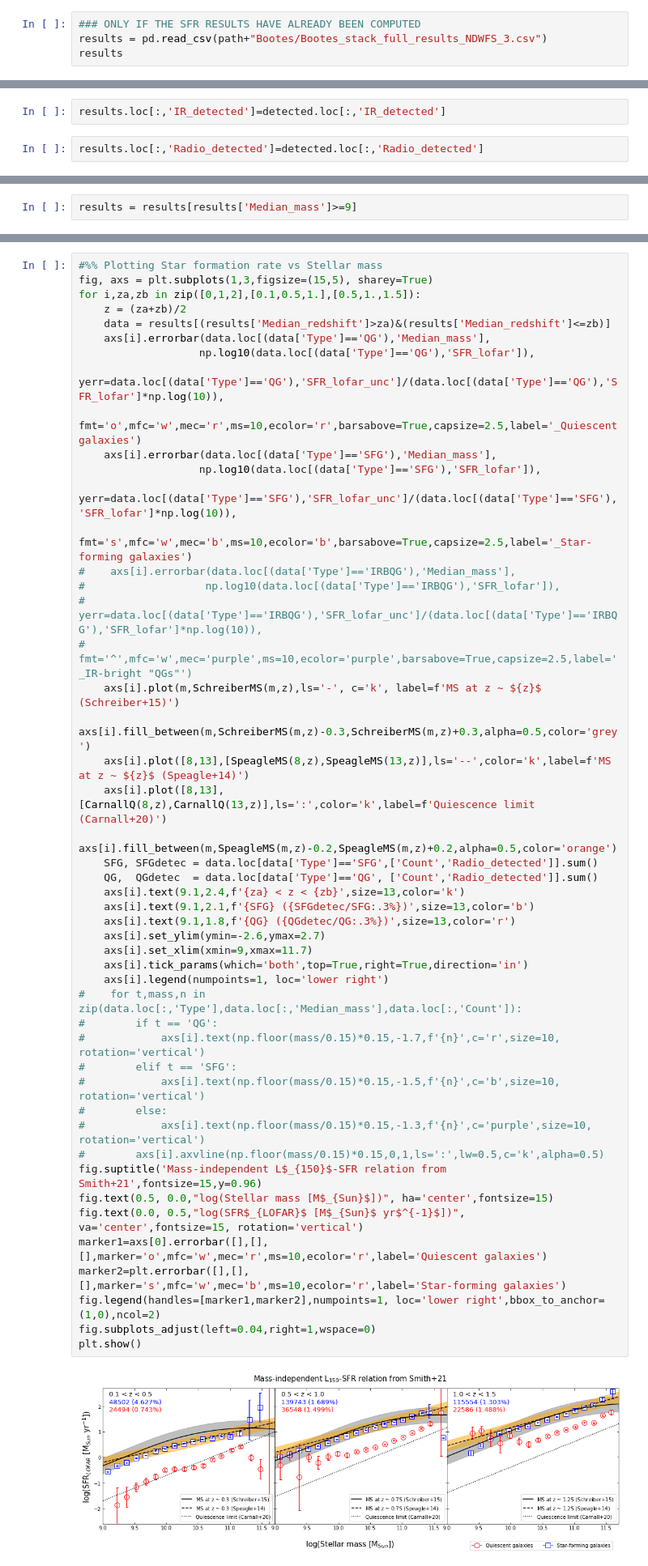
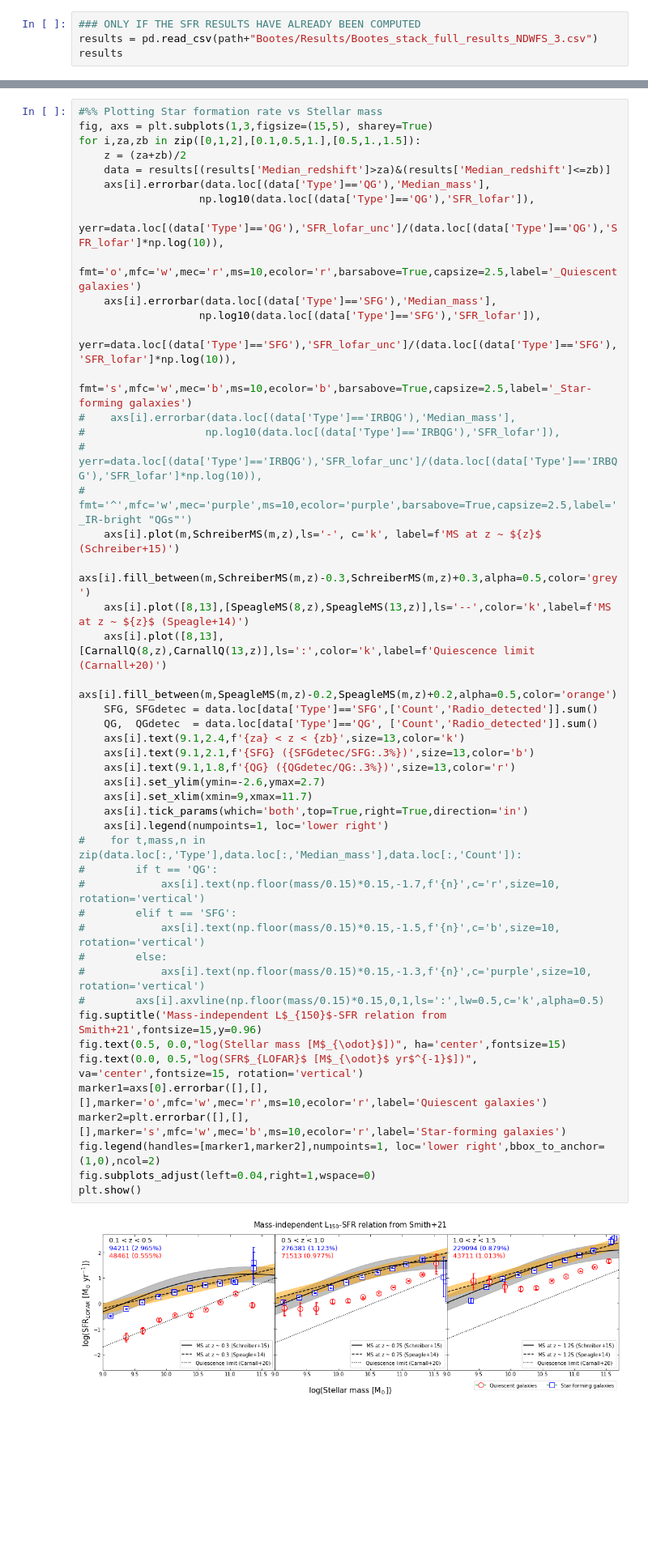
Before and after one commit to Bruno-Rodriguez/quiescent-galaxy, a Jupyter notebook: stack_results_bootes_full.ipynb, the cells around one changed output, grey strips where cells are left out. Shown at 81% size. Saved outputs shown, nothing was run; the diff lists cells and outputs as text; blank space fills up the shorter version.

Commit message:
Uploaded new version of stack_results_bootes_full.ipynb

```diff
--- a/stack_results_bootes_full.ipynb
+++ b/stack_results_bootes_full.ipynb
@@ -84,6 +49,6 @@ results_1
 # %%
 ### ONLY IF THE SFR RESULTS HAVE ALREADY BEEN COMPUTED
-results = pd.read_csv(path+"Bootes/Bootes_stack_full_results_NDWFS_3.csv")
+results = pd.read_csv(path+"Bootes/Results/Bootes_stack_full_results_NDWFS_3.csv")
 results
 # %% [output]
 |  | Type | Mass_range | Median_mass | Redshift_range | Median_redshift | Count | LOFAR_flux(mJy) | ... |
@@ -119,4 +66,0 @@ detected
-# %%
-results.loc[:,'IR_detected']=detected.loc[:,'IR_detected']
-# %%
-results.loc[:,'Radio_detected']=detected.loc[:,'Radio_detected']
@@ -213,5 +125,3 @@ See the caveats in the documentation: https://pandas.pydata.org/pandas-docs/stab
-# %%
-results = results[results['Median_mass']>=9]
 # %%
 def SFR_CR(flux,flux_unc,z):
     ''' Get the SFR from 150 MHz luminosity, according to the
@@ -278,33 +181,33 @@ for i,za,zb in zip([0,1,2],[0.1,0.5,1.],[0.5,1.,1.5]):
 #                   fmt='^',mfc='w',mec='purple',ms=10,ecolor='purple',barsabove=True,capsize=2.5,label='_IR-bright "QGs"')
     axs[i].plot(m,SchreiberMS(m,z),ls='-', c='k', label=f'MS at z ~ ${z}$ (Schreiber+15)')
     axs[i].fill_between(m,SchreiberMS(m,z)-0.3,SchreiberMS(m,z)+0.3,alpha=0.5,color='grey')
     axs[i].plot([8,13],[SpeagleMS(8,z),SpeagleMS(13,z)],ls='--',color='k',label=f'MS at z ~ ${z}$ (Speagle+14)')
     axs[i].plot([8,13],[CarnallQ(8,z),CarnallQ(13,z)],ls=':',color='k',label=f'Quiescence limit (Carnall+20)')
     axs[i].fill_between(m,SpeagleMS(m,z)-0.2,SpeagleMS(m,z)+0.2,alpha=0.5,color='orange')
     SFG, SFGdetec = data.loc[data['Type']=='SFG',['Count','Radio_detected']].sum()
     QG,  QGdetec  = data.loc[data['Type']=='QG', ['Count','Radio_detected']].sum()
     axs[i].text(9.1,2.4,f'{za} < z < {zb}',size=13,color='k')
     axs[i].text(9.1,2.1,f'{SFG} ({SFGdetec/SFG:.3%})',size=13,color='b')
     axs[i].text(9.1,1.8,f'{QG} ({QGdetec/QG:.3%})',size=13,color='r')
     axs[i].set_ylim(ymin=-2.6,ymax=2.7)
     axs[i].set_xlim(xmin=9,xmax=11.7)
     axs[i].tick_params(which='both',top=True,right=True,direction='in')
     axs[i].legend(numpoints=1, loc='lower right')
 #    for t,mass,n in zip(data.loc[:,'Type'],data.loc[:,'Median_mass'],data.loc[:,'Count']):
 #        if t == 'QG':
 #            axs[i].text(np.floor(mass/0.15)*0.15,-1.7,f'{n}',c='r',size=10, rotation='vertical')
 #        elif t == 'SFG':
 #            axs[i].text(np.floor(mass/0.15)*0.15,-1.5,f'{n}',c='b',size=10, rotation='vertical')
 #        else:
 #            axs[i].text(np.floor(mass/0.15)*0.15,-1.3,f'{n}',c='purple',size=10, rotation='vertical')
 #        axs[i].axvline(np.floor(mass/0.15)*0.15,0,1,ls=':',lw=0.5,c='k',alpha=0.5)
 fig.suptitle('Mass-independent L$_{150}$-SFR relation from Smith+21',fontsize=15,y=0.96)
-fig.text(0.5, 0.0,"log(Stellar mass [M$_{Sun}$])", ha='center',fontsize=15)
-fig.text(0.0, 0.5,"log(SFR$_{LOFAR}$ [M$_{Sun}$ yr$^{-1}$])", va='center',fontsize=15, rotation='vertical')
+fig.text(0.5, 0.0,"log(Stellar mass [M$_{\odot}$])", ha='center',fontsize=15)
+fig.text(0.0, 0.5,"log(SFR$_{LOFAR}$ [M$_{\odot}$ yr$^{-1}$])", va='center',fontsize=15, rotation='vertical')
 marker1=axs[0].errorbar([],[],[],marker='o',mfc='w',mec='r',ms=10,ecolor='r',label='Quiescent galaxies')
 marker2=plt.errorbar([],[],[],marker='s',mfc='w',mec='b',ms=10,ecolor='r',label='Star-forming galaxies')
 fig.legend(handles=[marker1,marker2],numpoints=1, loc='lower right',bbox_to_anchor=(1,0),ncol=2)
 fig.subplots_adjust(left=0.04,right=1,wspace=0)
 plt.show()
 # %% [output]
-[figure, old version]
+[figure, new version]
```
Also changed, not shown: parts of 59 cells of this notebook.
